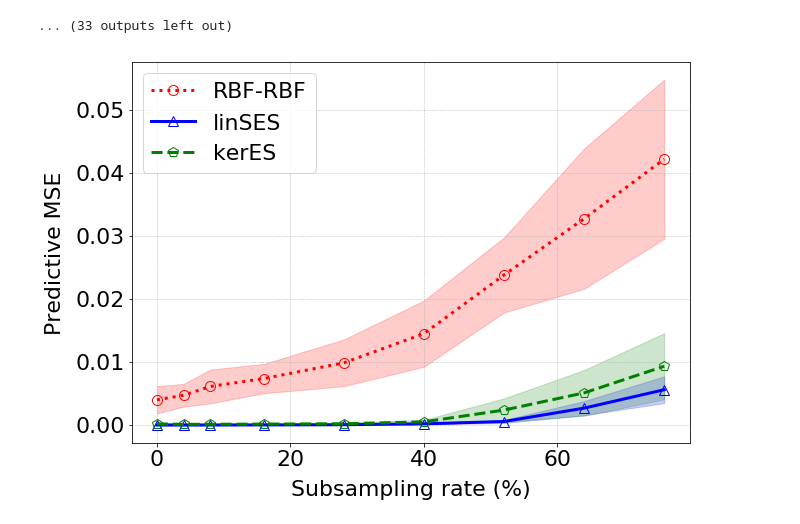
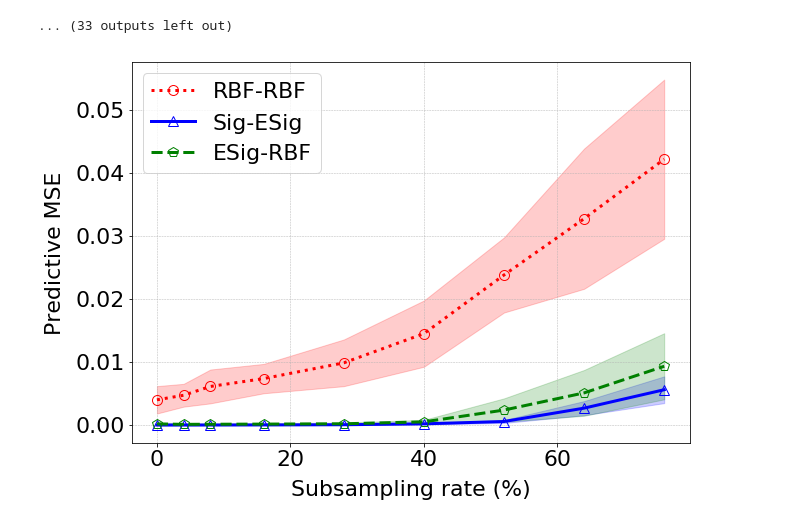
Before and after one commit to maudl3116/Distribution_Regression_Streams, a Jupyter notebook: examples/Electric Circuit.ipynb, the cells around one changed output. Cells and saved outputs as stored; diff of their text form; code cells hidden in the pictures.

```diff
--- a/examples/Electric Circuit.ipynb
+++ b/examples/Electric Circuit.ipynb
@@ -105,30 +105,30 @@ m,stdv = pickle.load(open('../data/results_circuits.obj','rb'))
 # %%
 fig,ax = plt.subplots(1,figsize=(10,7))
 
-labels = ['RBF-RBF', 'linSES','kerES']
+labels = ['RBF-RBF', 'Sig-ESig','ESig-RBF']
 colors = ['red','blue','green']
 markers = ['o', '^', 'p']
 linestyles = ['dotted', 'solid', 'dashed']
 
 for i in [0,1,2]:
 
     ax.plot([100-100*e/25 for e in subsample],m.iloc[i].ewm(alpha=0.1).mean().values.astype(float),color=colors[i],
             label=labels[i],marker=markers[i],fillstyle='none',lw=3,markersize=10,linestyle=linestyles[i])
     fact=1
 
     params = np.array([100-100*e/25 for e in subsample])
     plus = m.iloc[i].ewm(alpha=0.1).mean().values.astype(float)  + fact*stdv.iloc[i].ewm(alpha=0.1).mean().values.astype(float)
     minus = m.iloc[i].ewm(alpha=0.1).mean().values.astype(float) - fact*stdv.iloc[i].ewm(alpha=0.1).mean().values.astype(float).astype(float)
 
     ax.fill_between(params, minus,plus,alpha=0.2,color=colors[i])
 
 
 ax.legend(loc='upper left')
 ax.set_ylabel(r'Predictive MSE',labelpad=10)
 #ax.yaxis.set_ticks(np.arange(0.05, 0.50, 0.05))
 ax.set_xlabel(r'Subsampling rate (%)',labelpad=10)
 ax.grid(alpha=0.9, linestyle='dashed', linewidth=0.5)
 plt.savefig('../pictures/circuit.png')
 plt.show()
 # %% [output]
-[figure, old version]
+[figure, new version]
```
